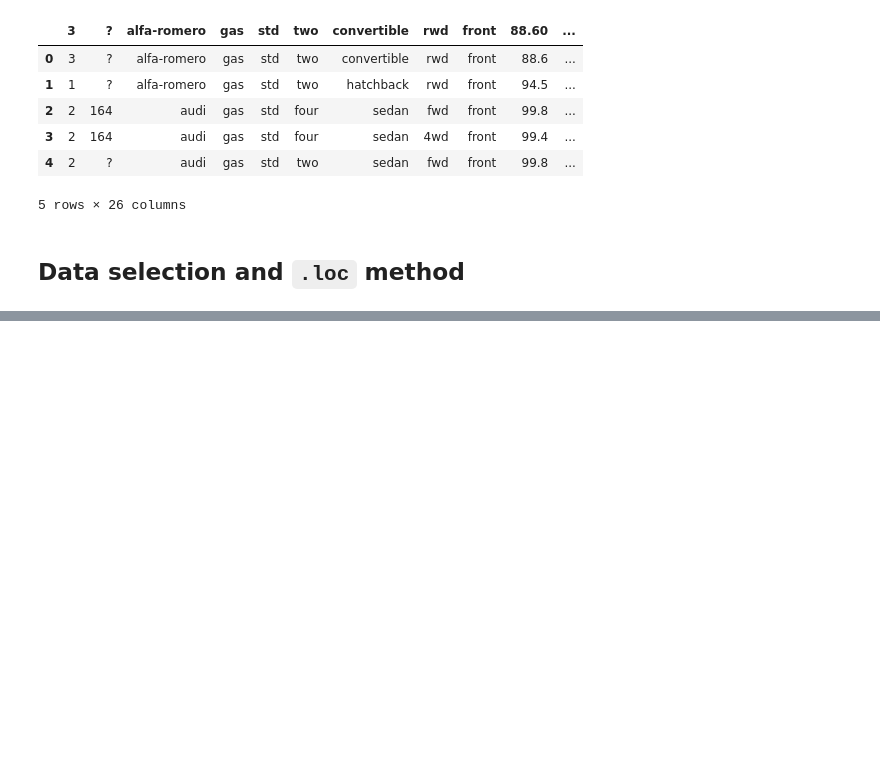
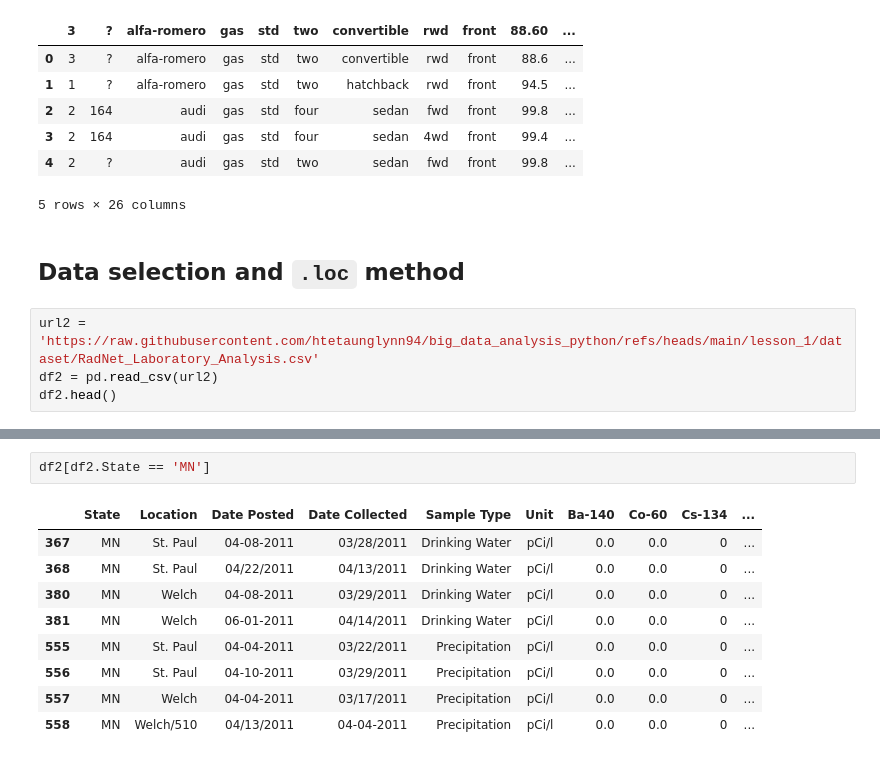
Before and after one commit to htetaunglynn94/big_data_analysis_python, a Jupyter notebook: lesson_1/lesson_1.ipynb, the cells around one changed output, grey strips where cells are left out. Drawn from its saved outputs; the diff is of its cells as text; blank space fills up the shorter version.

Commit message:
update until lesson_4

```diff
--- a/lesson_1/lesson_1.ipynb
+++ b/lesson_1/lesson_1.ipynb
@@ -19,3 +21,7 @@ df.head()
 5 rows × 26 columns
 # %% [markdown]
 ## Data selection and `.loc` method
+# %%
+url2 = 'https://raw.githubusercontent.com/htetaunglynn94/big_data_analysis_python/refs/heads/main/lesson_1/dataset/RadNet_Laboratory_Analysis.csv'
+df2 = pd.read_csv(url2)
+df2.head()
@@ -21,0 +35,12 @@ df.head()
+# %%
+df2[df2.State == 'MN']
+# %% [output]
+|  | State | Location | Date Posted | Date Collected | Sample Type | Unit | Ba-140 | Co-60 | Cs-134 | ... |
+| 367 | MN | St. Paul | 04-08-2011 | 03/28/2011 | Drinking Water | pCi/l | 0.0 | 0.0 | 0 | ... |
+| 368 | MN | St. Paul | 04/22/2011 | 04/13/2011 | Drinking Water | pCi/l | 0.0 | 0.0 | 0 | ... |
+| 380 | MN | Welch | 04-08-2011 | 03/29/2011 | Drinking Water | pCi/l | 0.0 | 0.0 | 0 | ... |
+| 381 | MN | Welch | 06-01-2011 | 04/14/2011 | Drinking Water | pCi/l | 0.0 | 0.0 | 0 | ... |
+| 555 | MN | St. Paul | 04-04-2011 | 03/22/2011 | Precipitation | pCi/l | 0.0 | 0.0 | 0 | ... |
+| 556 | MN | St. Paul | 04-10-2011 | 03/29/2011 | Precipitation | pCi/l | 0.0 | 0.0 | 0 | ... |
+| 557 | MN | Welch | 04-04-2011 | 03/17/2011 | Precipitation | pCi/l | 0.0 | 0.0 | 0 | ... |
+| 558 | MN | Welch/510 | 04/13/2011 | 04-04-2011 | Precipitation | pCi/l | 0.0 | 0.0 | 0 | ... |
```
Also changed, not shown: parts of 40 cells of this notebook, 16 other files.
